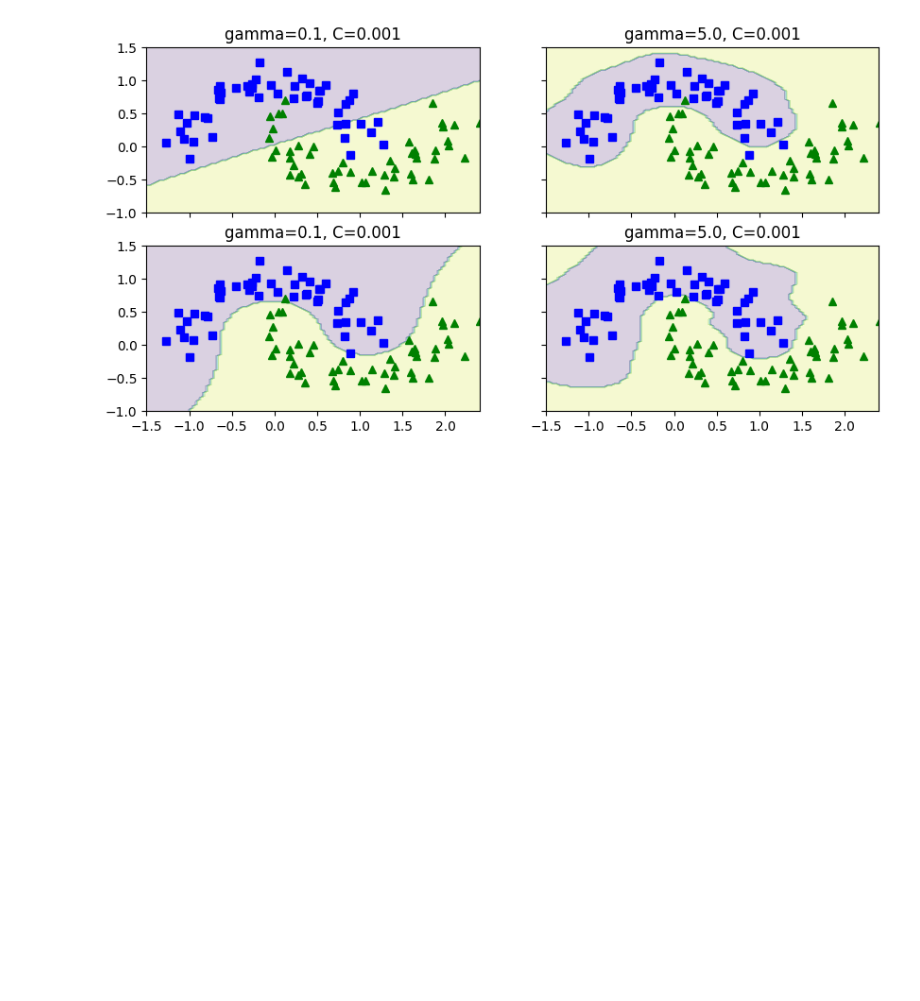
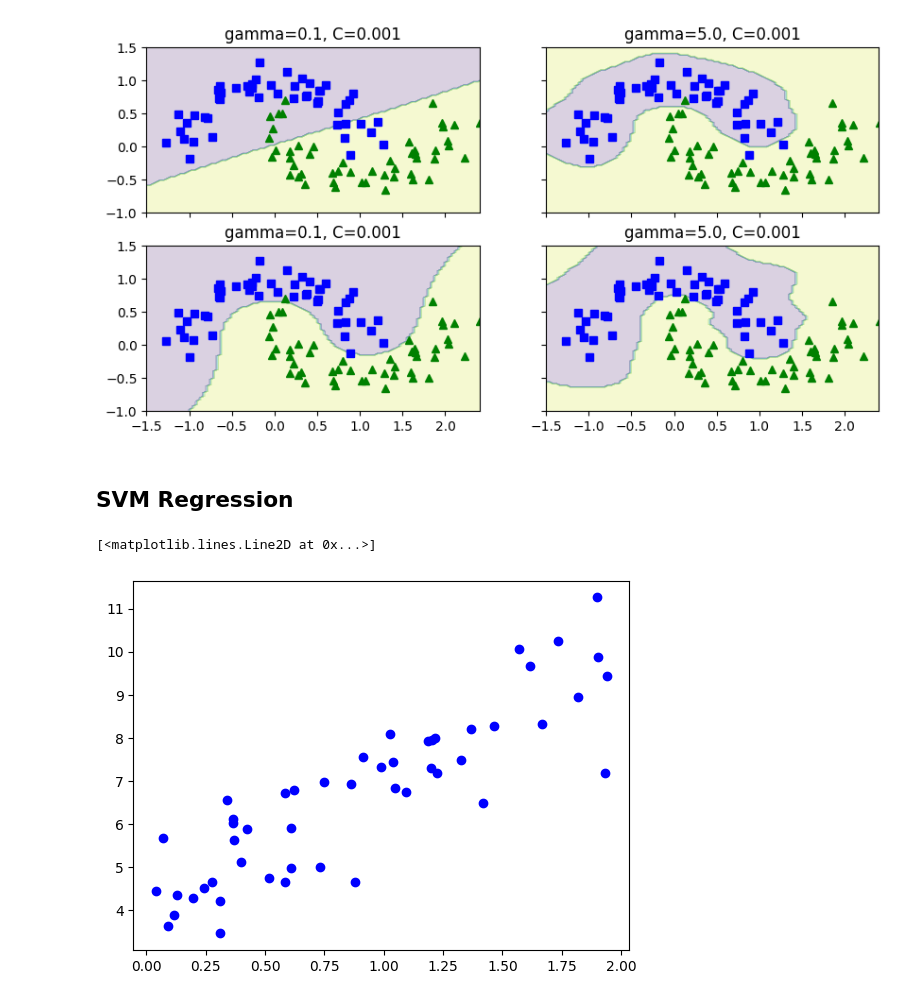
Before and after one commit to Zane-dev16/Support-Vector-Machines, a Jupyter notebook: notebooks/SVMs.ipynb, the cells around one changed output. Saved outputs shown, nothing was run; the diff lists cells and outputs as text; code cells hidden in the pictures; blank space fills up the shorter version.

```diff
--- a/notebooks/SVMs.ipynb
+++ b/notebooks/SVMs.ipynb
@@ -275,3 +275,14 @@ for ax, arg_set in zip(np.ravel(axs), arg_sets):
 plt.show()
 # %% [output]
 [figure]
+# %% [markdown]
+## SVM Regression
+# %%
+np.random.seed(42)
+X = 2 * np.random.rand(50, 1)
+y = 4 + 3 * X[:, 0] + np.random.randn(len(X))
+# %%
+plt.plot(X, y, "bo")
+# %% [output]
+[<matplotlib.lines.Line2D at 0x...>]
+[figure, added]
```
